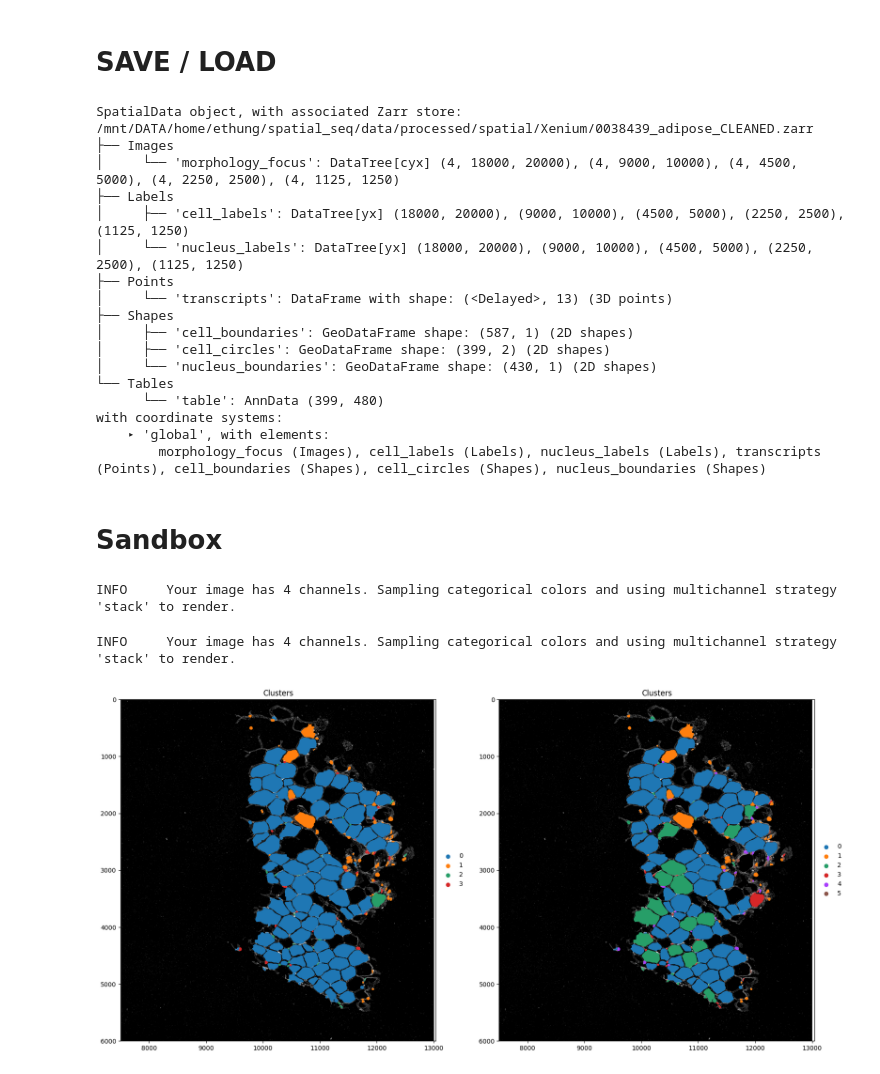
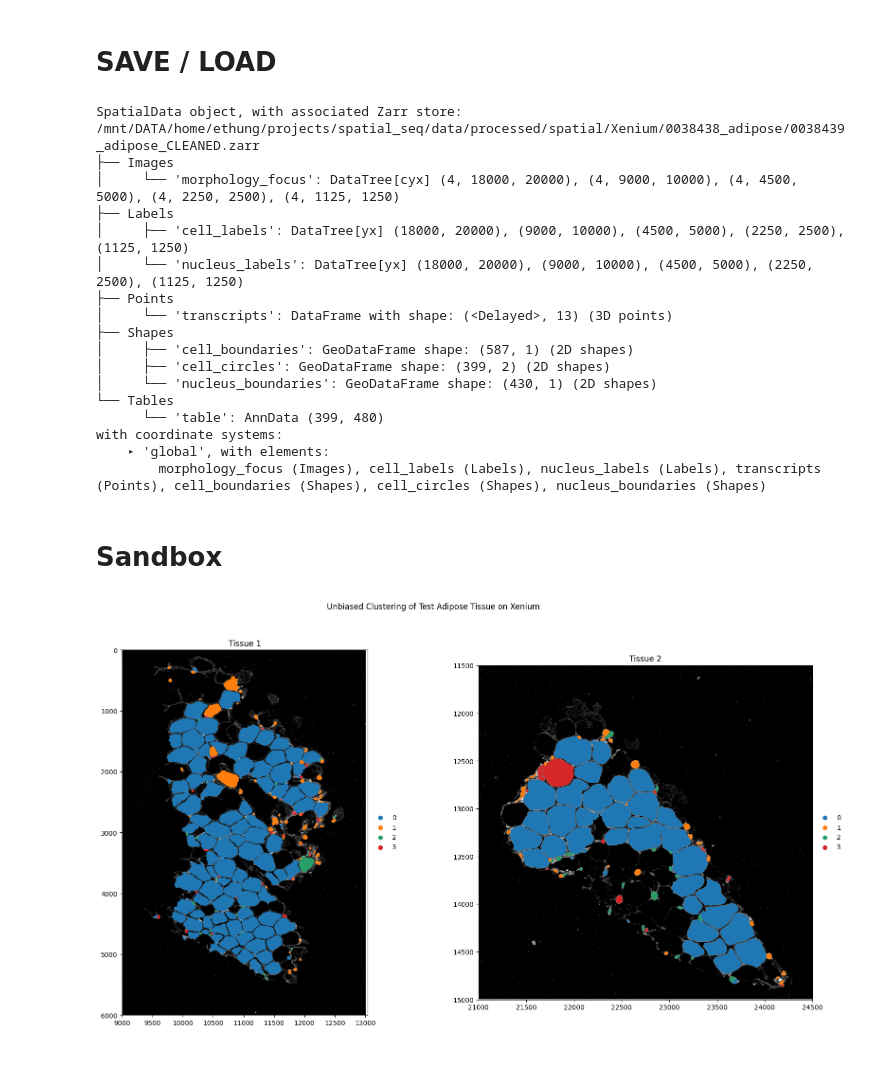
Before and after one commit to ethanhung11/spatial_seq, a Jupyter notebook: src/notebooks/spatial/kennedi_Xenium/adipose-xenium.ipynb, the cells around one changed output. Saved outputs shown, nothing was run; the diff lists cells and outputs as text; code cells hidden in the pictures.

```diff
--- a/src/notebooks/spatial/kennedi_Xenium/adipose-xenium.ipynb
+++ b/src/notebooks/spatial/kennedi_Xenium/adipose-xenium.ipynb
@@ -9,7 +9,7 @@ import matplotlib as mpl
 import pandas as pd
 
 SRCDIR = Path('../../../')
-DATADIR = Path("../../../../data") / "processed" / "spatial" / "Xenium"
+DATADIR = Path("../../../../data") / "processed" / "spatial" / "Xenium" / "0038438_adipose"
 
 sys.path.insert(0, '../../../')
 print(sys.path)
@@ -282,7 +279,7 @@ sdata_crop.write(DATADIR / "0038439_adipose_CLEANED.zarr", overwrite=True)
 sdata_crop = sd.read_zarr(DATADIR / "0038439_adipose_CLEANED.zarr")
 sdata_crop
 # %% [output]
-SpatialData object, with associated Zarr store: /mnt/DATA/home/ethung/spatial_seq/data/processed/spatial/Xenium/0038439_adipose_CLEANED.zarr
+SpatialData object, with associated Zarr store: /mnt/DATA/home/ethung/projects/spatial_seq/data/processed/spatial/Xenium/0038438_adipose/0038439_adipose_CLEANED.zarr
 ├── Images
 │     └── 'morphology_focus': DataTree[cyx] (4, 18000, 20000), (4, 9000, 10000), (4, 4500, 5000), (4, 2250, 2500), (4, 1125, 1250)
 ├── Labels
@@ -314,31 +301,54 @@ sdata_crop['table'].X = sdata_crop['table'].layers["RECODE_log"]
+# %%
+t1_adata = sd.bounding_box_query(
+    sdata_crop,
+    min_coordinate=[9000, 0],
+    max_coordinate=[13000, 6000],
+    axes=("x", "y"),
+    target_coordinate_system="global",
+)
+
+t2_adata = sd.bounding_box_query(
+    sdata_crop,
+    min_coordinate=[21000, 11500],
+    max_coordinate=[24500, 15000],
+    axes=("x", "y"),
+    target_coordinate_system="global",
+)
+
+sd.sanitize_table(sdata_crop['table'])
 # %%
-t1_adata = sd.bounding_box_query(
-    sdata_crop,
-    min_coordinate=[7500, 0],
-    max_coordinate=[13000, 6000],
-    axes=("x", "y"),
-    target_coordinate_system="global",
-)
-
-axs = plt.subplots(1, 2, figsize=(20, 10))[1]
-
-for i, col in enumerate(["leiden_0.5", "leiden_0.8"]):
+for i, col in enumerate(["leiden_0.5"]):
+    axs = plt.subplots(1, 2, figsize=(20, 10))[1]
     t1_adata.pl.render_images(
         "morphology_focus",
         cmap="gray_r",
         # channel=['ATP1A1/CD45/E-Cadherin'],
         norm=mpl.colors.LogNorm(),
     ).pl.render_shapes(
         "cell_boundaries",
         color=col,
         fill_alpha=1,
         # na_color="red",
-        outline_width=0.01,
-        outline_color="black",
+        outline_width=0.1,
+        outline_color="white",
     ).pl.show(
-        ax=axs[i], coordinate_systems="global", title="Clusters"
+        ax=axs[0], coordinate_systems="global", title="Tissue 1"
     )
+    t2_adata.pl.render_images(
+        "morphology_focus",
+        cmap="gray_r",
+        # channel=['ATP1A1/CD45/E-Cadherin'],
+        norm=mpl.colors.LogNorm(),
+    ).pl.render_shapes(
+        "cell_boundaries",
+        color=col,
+        fill_alpha=1,
+        # na_color="red",
+        outline_width=1,
+        outline_color="grey",
+    ).pl.show(
+        ax=axs[1], coordinate_systems="global", title="Tissue 2"
+    )
+    plt.suptitle("Unbiased Clustering of Test Adipose Tissue on Xenium")
 # %% [output]
-INFO     Your image has 4 channels. Sampling categorical colors and using multichannel strategy 'stack' to render.
-INFO     Your image has 4 channels. Sampling categorical colors and using multichannel strategy 'stack' to render.
-[figure, old version]
+[figure, new version]
```
Also changed, not shown: parts of 9 cells of this notebook, 8 other files.
